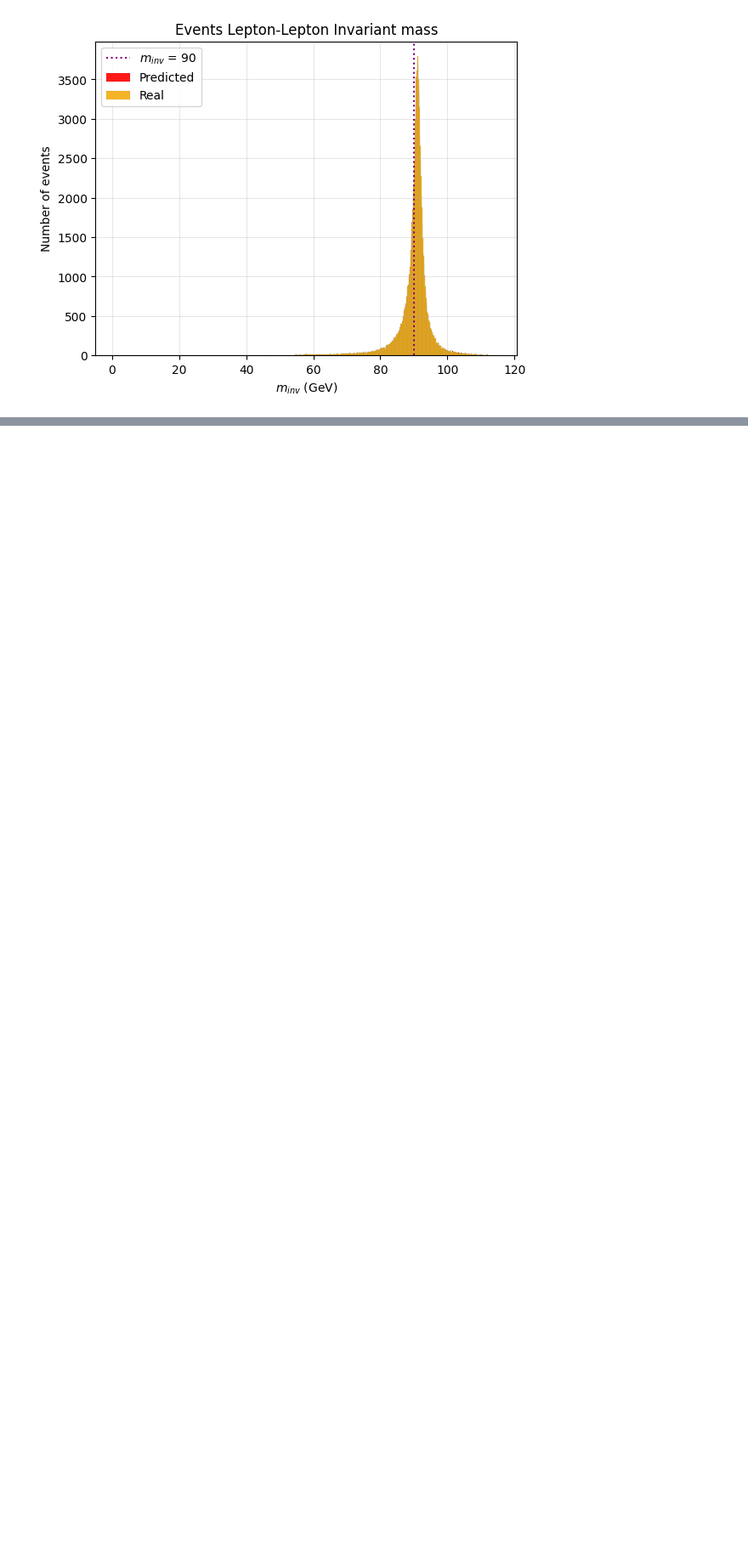
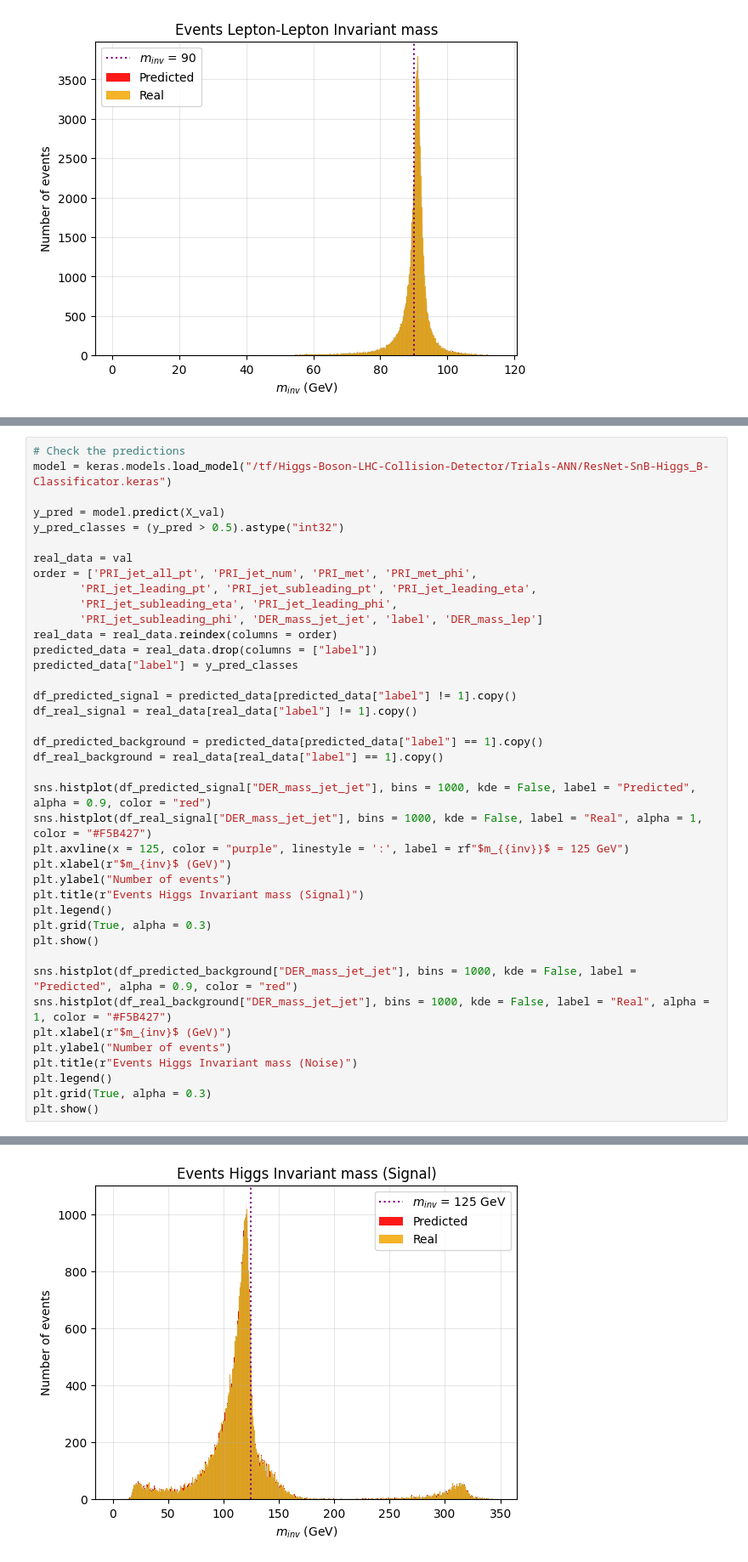
Before and after one commit to emmdaz/Higgs-Boson-SignalnBackground-Classificator, a Jupyter notebook: Result-Models-Trials/ResNet-Model.ipynb, the cells around one changed output, grey strips where cells are left out. Shown at 85% size. Drawn from its saved outputs; the diff is of its cells as text; blank space fills up the shorter version.

```diff
--- a/Result-Models-Trials/ResNet-Model.ipynb
+++ b/Result-Models-Trials/ResNet-Model.ipynb
@@ -267,0 +211,41 @@ plt.show()
+# %%
+# Check the predictions
+model = keras.models.load_model("/tf/Higgs-Boson-LHC-Collision-Detector/Trials-ANN/ResNet-SnB-Higgs_B-Classificator.keras")
+
+y_pred = model.predict(X_val)
+y_pred_classes = (y_pred > 0.5).astype("int32")
+
+real_data = val
+order = ['PRI_jet_all_pt', 'PRI_jet_num', 'PRI_met', 'PRI_met_phi',
+       'PRI_jet_leading_pt', 'PRI_jet_subleading_pt', 'PRI_jet_leading_eta',
+       'PRI_jet_subleading_eta', 'PRI_jet_leading_phi',
+       'PRI_jet_subleading_phi', 'DER_mass_jet_jet', 'label', 'DER_mass_lep']
+real_data = real_data.reindex(columns = order)
+predicted_data = real_data.drop(columns = ["label"])
+predicted_data["label"] = y_pred_classes
+
+df_predicted_signal = predicted_data[predicted_data["label"] != 1].copy()
+df_real_signal = real_data[real_data["label"] != 1].copy()
+
+df_predicted_background = predicted_data[predicted_data["label"] == 1].copy()
+df_real_background = real_data[real_data["label"] == 1].copy()
+
+sns.histplot(df_predicted_signal["DER_mass_jet_jet"], bins = 1000, kde = False, label = "Predicted", alpha = 0.9, color = "red")
+sns.histplot(df_real_signal["DER_mass_jet_jet"], bins = 1000, kde = False, label = "Real", alpha = 1, color = "#F5B427")
+plt.axvline(x = 125, color = "purple", linestyle = ':', label = rf"$m_{{inv}}$ = 125 GeV")
+plt.xlabel(r"$m_{inv}$ (GeV)")
+plt.ylabel("Number of events")
+plt.title(r"Events Higgs Invariant mass (Signal)")
+plt.legend()
+plt.grid(True, alpha = 0.3)
+plt.show()
+
+sns.histplot(df_predicted_background["DER_mass_jet_jet"], bins = 1000, kde = False, label = "Predicted", alpha = 0.9, color = "red")
+sns.histplot(df_real_background["DER_mass_jet_jet"], bins = 1000, kde = False, label = "Real", alpha = 1, color = "#F5B427")
+plt.xlabel(r"$m_{inv}$ (GeV)")
+plt.ylabel("Number of events")
+plt.title(r"Events Higgs Invariant mass (Noise)")
+plt.legend()
+plt.grid(True, alpha = 0.3)
+plt.show()
+# %% [output]
@@ -267,0 +253 @@ plt.show()
+[figure, added]
```
Also changed, not shown: parts of 17 cells of this notebook.
